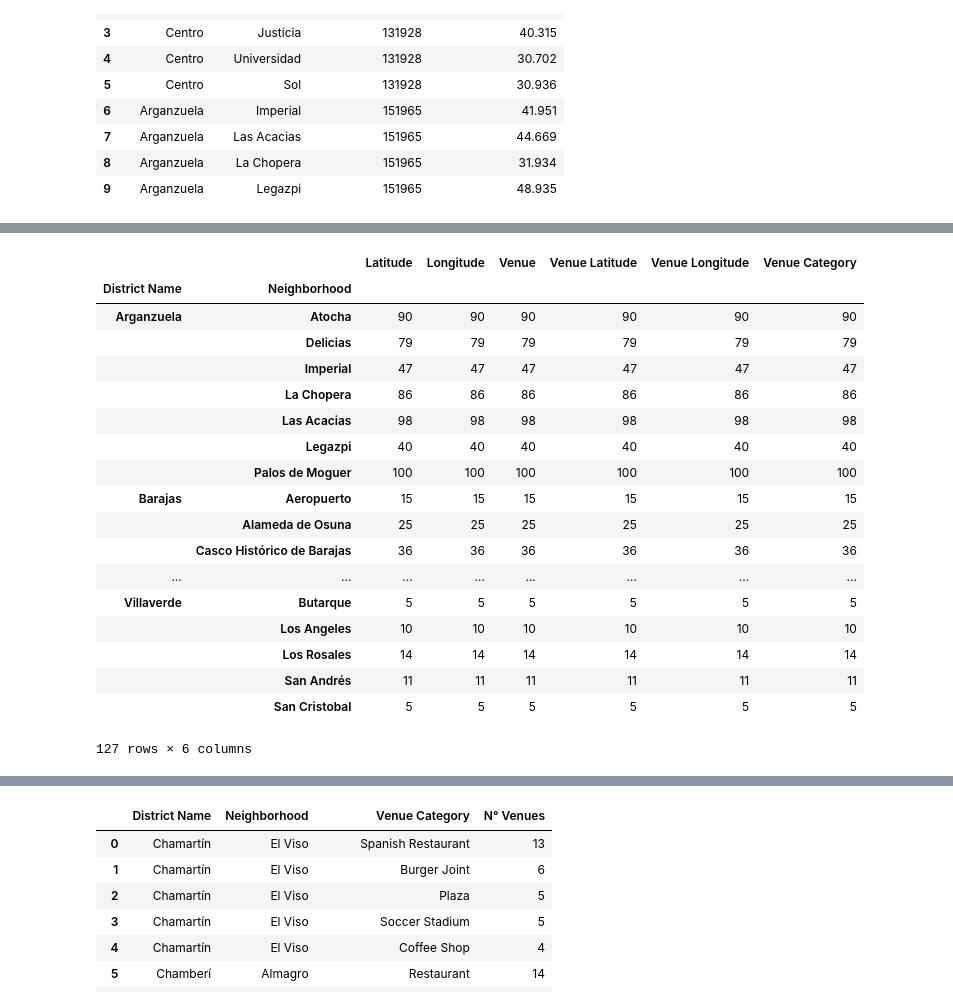
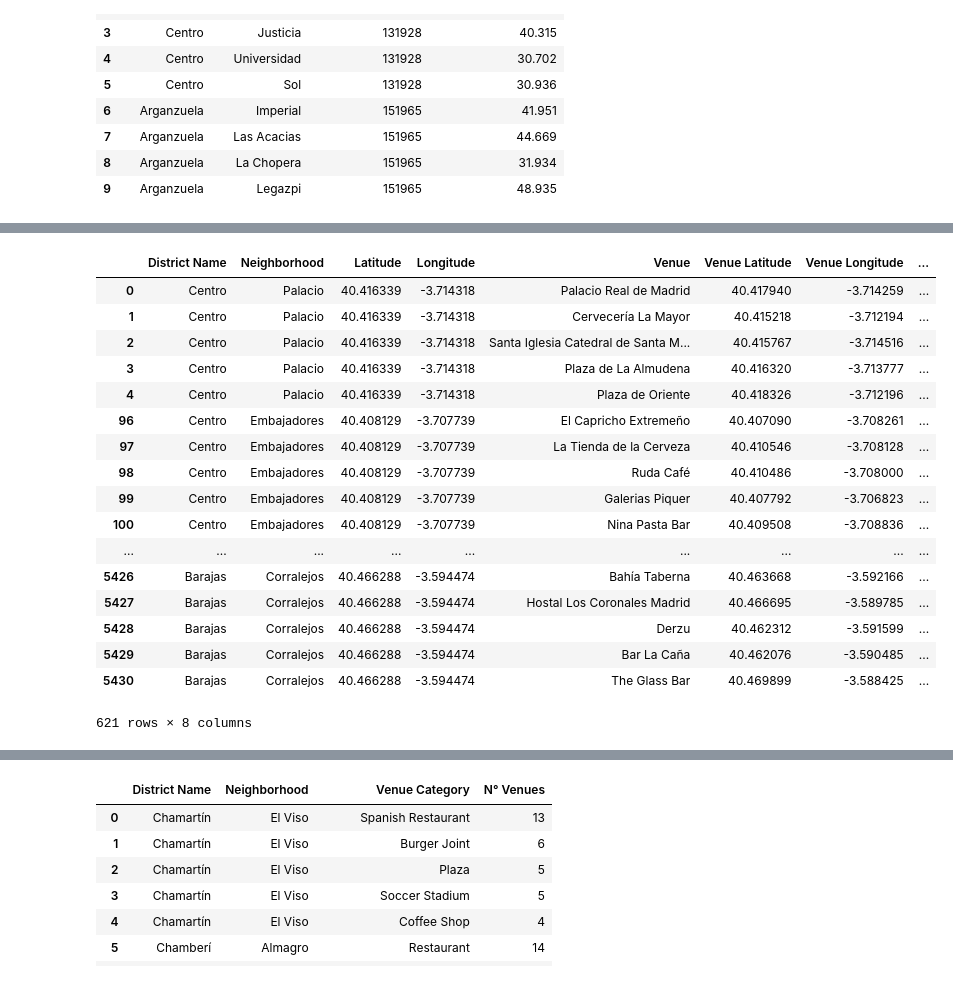
Before and after one commit to cazuaje27/BattleofNeighborhoods, a Jupyter notebook: The Battle of Neighborhoods.ipynb, the cells around one changed output, grey strips where cells are left out. Drawn from its saved outputs; the diff is of its cells as text; code cells hidden in the pictures.

```diff
--- a/The Battle of Neighborhoods.ipynb
+++ b/The Battle of Neighborhoods.ipynb
@@ -446,27 +450,26 @@ def getNearbyVenues(district, neigh, latitudes, longitudes, radius=750):
 # %%
 #We use the funtion created above to get the venues from Madrid
 madrid_venues = getNearbyVenues(madrid['District Name'], madrid['Neighborhood'], madrid['Neighborhood Latitude'], madrid['Neighborhood Longitude'], radius=700)
-madrid_venues.groupby(['District Name','Neighborhood']).count()
+madrid_venues.groupby(['District Name','Neighborhood']).head()
 # %% [output]
-|  |  | Latitude | Longitude | Venue | Venue Latitude | Venue Longitude | Venue Category |
-| District Name | Neighborhood |  |  |  |  |  |  |
-| Arganzuela | Atocha | 90 | 90 | 90 | 90 | 90 | 90 |
-|  | Delicias | 79 | 79 | 79 | 79 | 79 | 79 |
-|  | Imperial | 47 | 47 | 47 | 47 | 47 | 47 |
-|  | La Chopera | 86 | 86 | 86 | 86 | 86 | 86 |
-|  | Las Acacias | 98 | 98 | 98 | 98 | 98 | 98 |
-|  | Legazpi | 40 | 40 | 40 | 40 | 40 | 40 |
-|  | Palos de Moguer | 100 | 100 | 100 | 100 | 100 | 100 |
-| Barajas | Aeropuerto | 15 | 15 | 15 | 15 | 15 | 15 |
-|  | Alameda de Osuna | 25 | 25 | 25 | 25 | 25 | 25 |
-|  | Casco Histórico de Barajas | 36 | 36 | 36 | 36 | 36 | 36 |
-| ... | ... | ... | ... | ... | ... | ... | ... |
-| Villaverde | Butarque | 5 | 5 | 5 | 5 | 5 | 5 |
-|  | Los Angeles | 10 | 10 | 10 | 10 | 10 | 10 |
-|  | Los Rosales | 14 | 14 | 14 | 14 | 14 | 14 |
-|  | San Andrés | 11 | 11 | 11 | 11 | 11 | 11 |
-|  | San Cristobal | 5 | 5 | 5 | 5 | 5 | 5 |
+|  | District Name | Neighborhood | Latitude | Longitude | Venue | Venue Latitude | Venue Longitude | ... |
+| 0 | Centro | Palacio | 40.416339 | -3.714318 | Palacio Real de Madrid | 40.417940 | -3.714259 | ... |
+| 1 | Centro | Palacio | 40.416339 | -3.714318 | Cervecería La Mayor | 40.415218 | -3.712194 | ... |
+| 2 | Centro | Palacio | 40.416339 | -3.714318 | Santa Iglesia Catedral de Santa M... | 40.415767 | -3.714516 | ... |
+| 3 | Centro | Palacio | 40.416339 | -3.714318 | Plaza de La Almudena | 40.416320 | -3.713777 | ... |
+| 4 | Centro | Palacio | 40.416339 | -3.714318 | Plaza de Oriente | 40.418326 | -3.712196 | ... |
+| 96 | Centro | Embajadores | 40.408129 | -3.707739 | El Capricho Extremeño | 40.407090 | -3.708261 | ... |
+| 97 | Centro | Embajadores | 40.408129 | -3.707739 | La Tienda de la Cerveza | 40.410546 | -3.708128 | ... |
+| 98 | Centro | Embajadores | 40.408129 | -3.707739 | Ruda Café | 40.410486 | -3.708000 | ... |
+| 99 | Centro | Embajadores | 40.408129 | -3.707739 | Galerias Piquer | 40.407792 | -3.706823 | ... |
+| 100 | Centro | Embajadores | 40.408129 | -3.707739 | Nina Pasta Bar | 40.409508 | -3.708836 | ... |
+| ... | ... | ... | ... | ... | ... | ... | ... | ... |
+| 5426 | Barajas | Corralejos | 40.466288 | -3.594474 | Bahía Taberna | 40.463668 | -3.592166 | ... |
+| 5427 | Barajas | Corralejos | 40.466288 | -3.594474 | Hostal Los Coronales Madrid | 40.466695 | -3.589785 | ... |
+| 5428 | Barajas | Corralejos | 40.466288 | -3.594474 | Derzu | 40.462312 | -3.591599 | ... |
+| 5429 | Barajas | Corralejos | 40.466288 | -3.594474 | Bar La Caña | 40.462076 | -3.590485 | ... |
+| 5430 | Barajas | Corralejos | 40.466288 | -3.594474 | The Glass Bar | 40.469899 | -3.588425 | ... |
-127 rows × 6 columns
+621 rows × 8 columns
 # %%
 #Now we create a dataframe with the venues as columns
 madrid_venuescat = pd.get_dummies(madrid_venues[['Venue Category']], prefix="", prefix_sep="")
```
Also changed, not shown: parts of 18 cells of this notebook.
